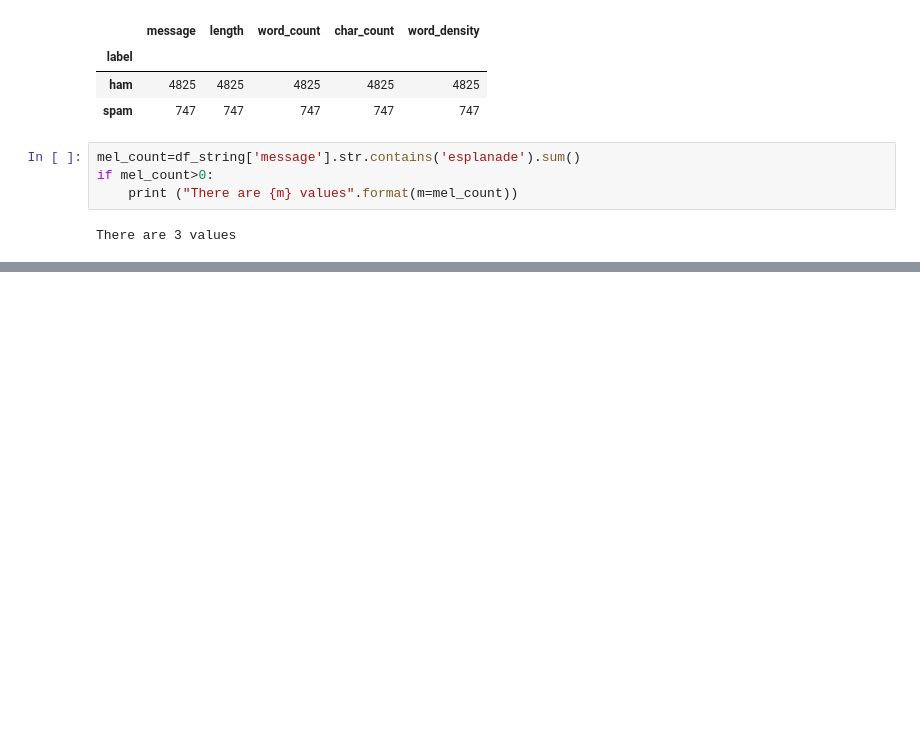
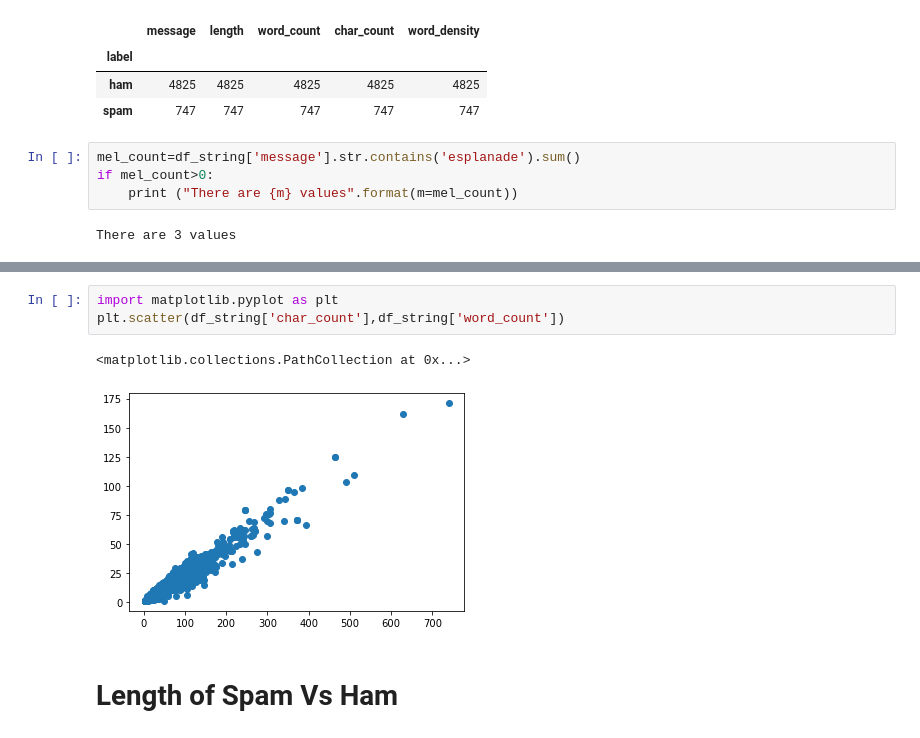
Before and after one commit to ameervalki/Pandas-EDA, a Jupyter notebook: Pandas - EDA for Spam Ham.ipynb, the cells around one changed output, grey strips where cells are left out. Saved outputs shown, nothing was run; the diff lists cells and outputs as text; blank space fills up the shorter version.

```diff
--- a/Pandas - EDA for Spam Ham.ipynb
+++ b/Pandas - EDA for Spam Ham.ipynb
@@ -278,0 +297,8 @@ gk.get_group('spam').head()
+# %%
+import matplotlib.pyplot as plt
+plt.scatter(df_string['char_count'],df_string['word_count'])
+# %% [output]
+<matplotlib.collections.PathCollection at 0x...>
+[figure, added]
+# %% [markdown]
+# Length of Spam Vs Ham
```
Also changed, not shown: parts of 72 cells of this notebook.
